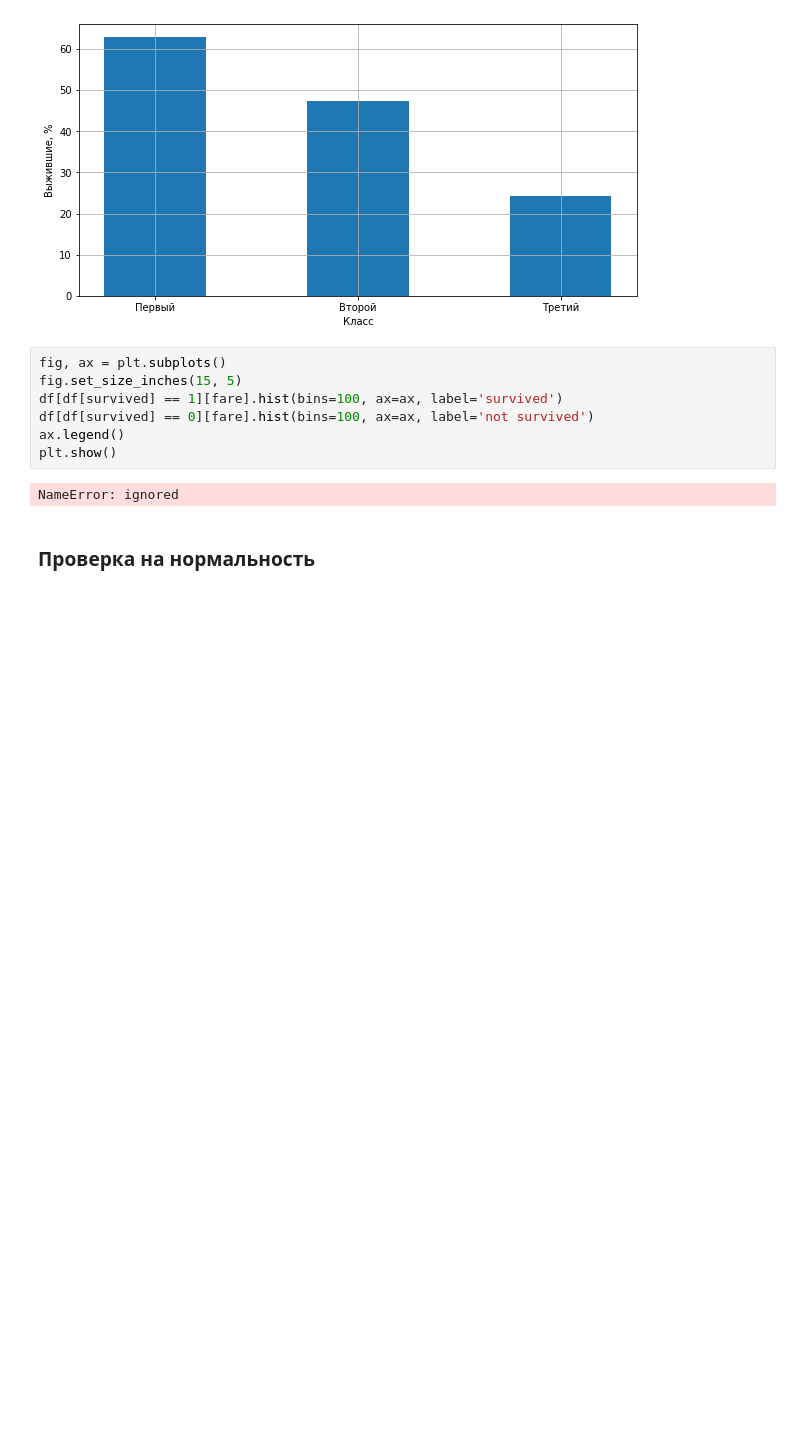
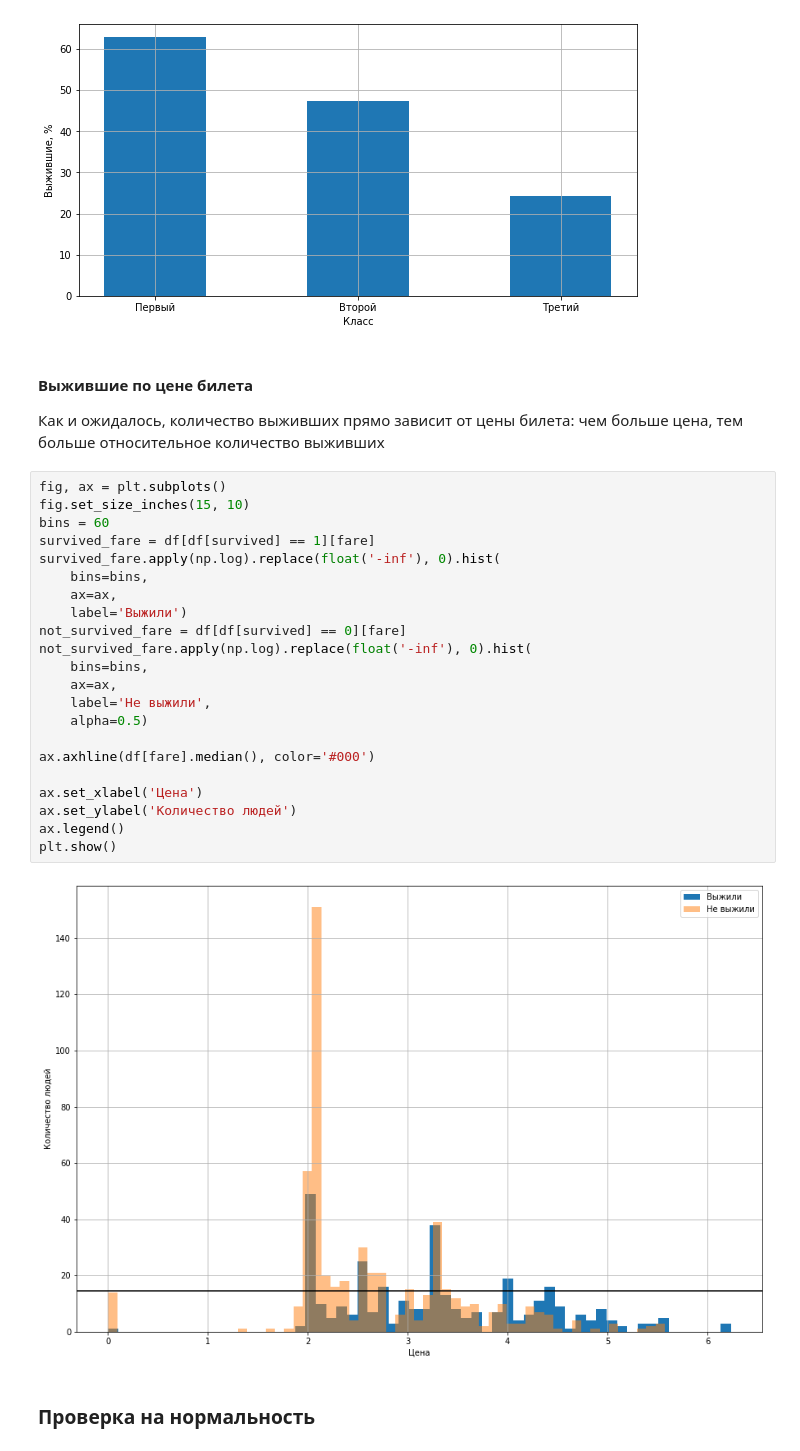
Before and after one commit to gaskeo/yandex-lyceum-selection-round, a Jupyter notebook: main.ipynb, the cells around one changed output. Drawn from its saved outputs; the diff is of its cells as text; blank space fills up the shorter version.

```diff
--- a/main.ipynb
+++ b/main.ipynb
@@ -564,15 +547,33 @@ ax.set_xlabel('Класс')
 plt.show()
 # %% [output]
 [figure]
+# %% [markdown]
+#### Выжившие по цене билета
+Как и ожидалось, количество выживших прямо зависит от цены билета: чем больше цена, тем больше относительное количество выживших
 # %%
 fig, ax = plt.subplots()
-fig.set_size_inches(15, 5)
-df[df[survived] == 1][fare].hist(bins=100, ax=ax, label='survived')
-df[df[survived] == 0][fare].hist(bins=100, ax=ax, label='not survived')
+fig.set_size_inches(15, 10)
+bins = 60
+survived_fare = df[df[survived] == 1][fare]
+survived_fare.apply(np.log).replace(float('-inf'), 0).hist(
+    bins=bins,
+    ax=ax,
+    label='Выжили')
+not_survived_fare = df[df[survived] == 0][fare]
+not_survived_fare.apply(np.log).replace(float('-inf'), 0).hist(
+    bins=bins,
+    ax=ax,
+    label='Не выжили',
+    alpha=0.5)
+
+ax.axhline(df[fare].median(), color='#000')
+
+ax.set_xlabel('Цена')
+ax.set_ylabel('Количество людей')
 ax.legend()
 plt.show()
 # %% [output]
-NameError: ignored
+[figure, added]
 # %% [markdown]
 ### Проверка на нормальность
 # %% [markdown]
```
Also changed, not shown: parts of 7 cells of this notebook.
